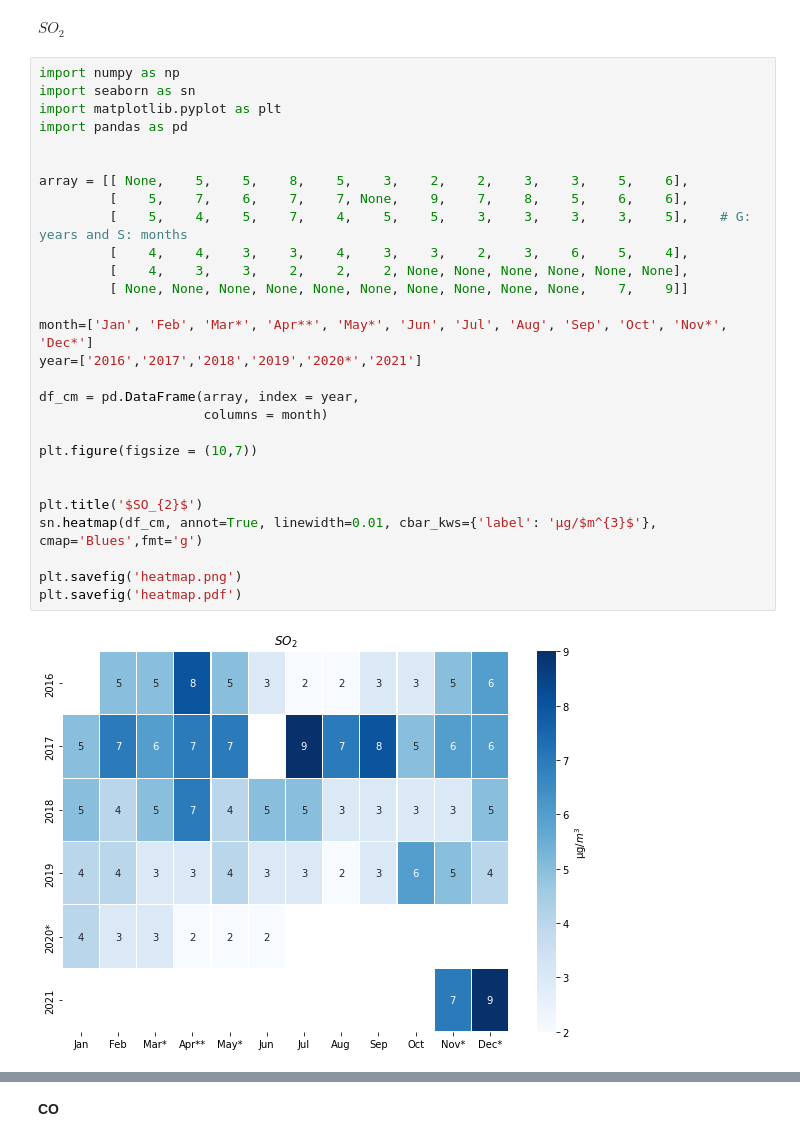
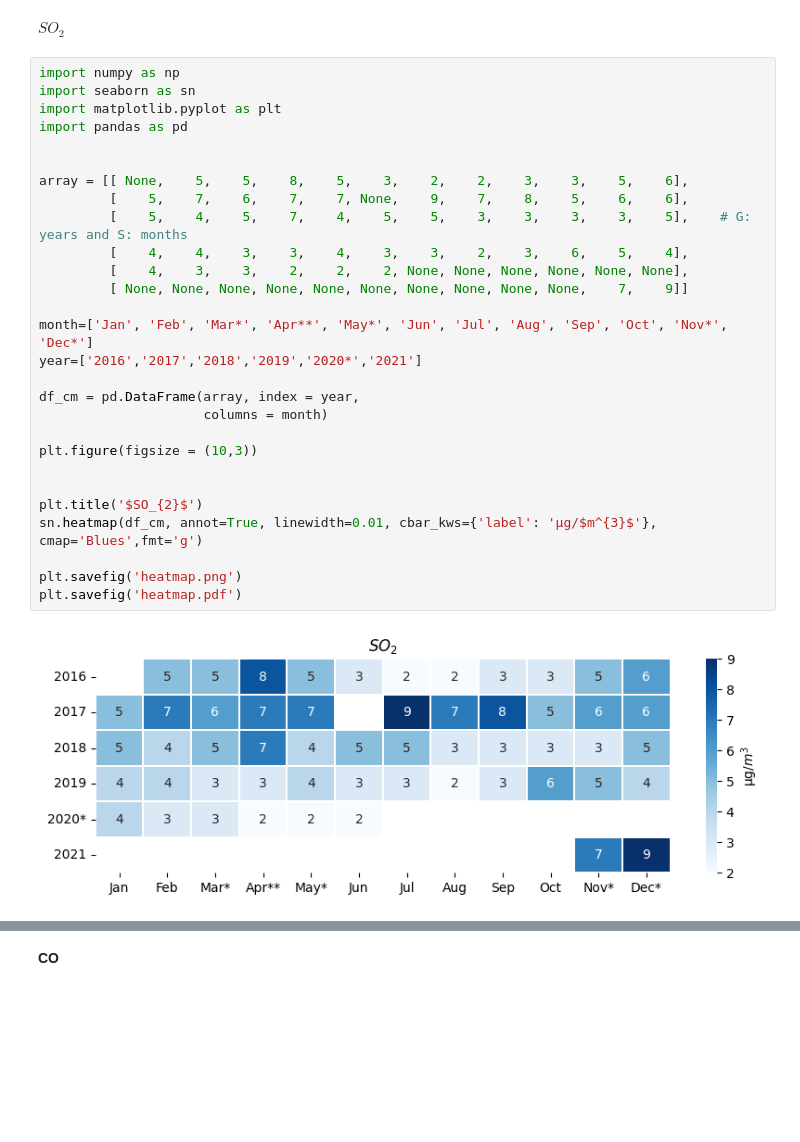
Before and after one commit to costpetrides/Air-pollution-COVID-19-impact, a Jupyter notebook: Yearly/ATH.ipynb, the cells around one changed output, grey strips where cells are left out. Drawn from its saved outputs; the diff is of its cells as text; blank space fills up the shorter version.

```diff
--- a/Yearly/ATH.ipynb
+++ b/Yearly/ATH.ipynb
@@ -34,31 +34,31 @@ $SO_{2}$
 # %%
 import numpy as np
 import seaborn as sn
 import matplotlib.pyplot as plt
 import pandas as pd
 
 
 array = [[ None,    5,    5,    8,    5,    3,    2,    2,    3,    3,    5,    6],
          [    5,    7,    6,    7,    7, None,    9,    7,    8,    5,    6,    6],
          [    5,    4,    5,    7,    4,    5,    5,    3,    3,    3,    3,    5],    # G: years and S: months
          [    4,    4,    3,    3,    4,    3,    3,    2,    3,    6,    5,    4],
          [    4,    3,    3,    2,    2,    2, None, None, None, None, None, None],
          [ None, None, None, None, None, None, None, None, None, None,    7,    9]]
 
 month=['Jan', 'Feb', 'Mar*', 'Apr**', 'May*', 'Jun', 'Jul', 'Aug', 'Sep', 'Oct', 'Nov*', 'Dec*']
 year=['2016','2017','2018','2019','2020*','2021']
 
 df_cm = pd.DataFrame(array, index = year,
                      columns = month)
 
-plt.figure(figsize = (10,7))
+plt.figure(figsize = (10,3))
 
 
 plt.title('$SO_{2}$')
 sn.heatmap(df_cm, annot=True, linewidth=0.01, cbar_kws={'label': 'μg/$m^{3}$'}, cmap='Blues',fmt='g')
 
 plt.savefig('heatmap.png')
 plt.savefig('heatmap.pdf')
 # %% [output]
-[figure, old version]
+[figure, new version]
 # %%
```
Also changed, not shown: parts of 7 cells of this notebook.
